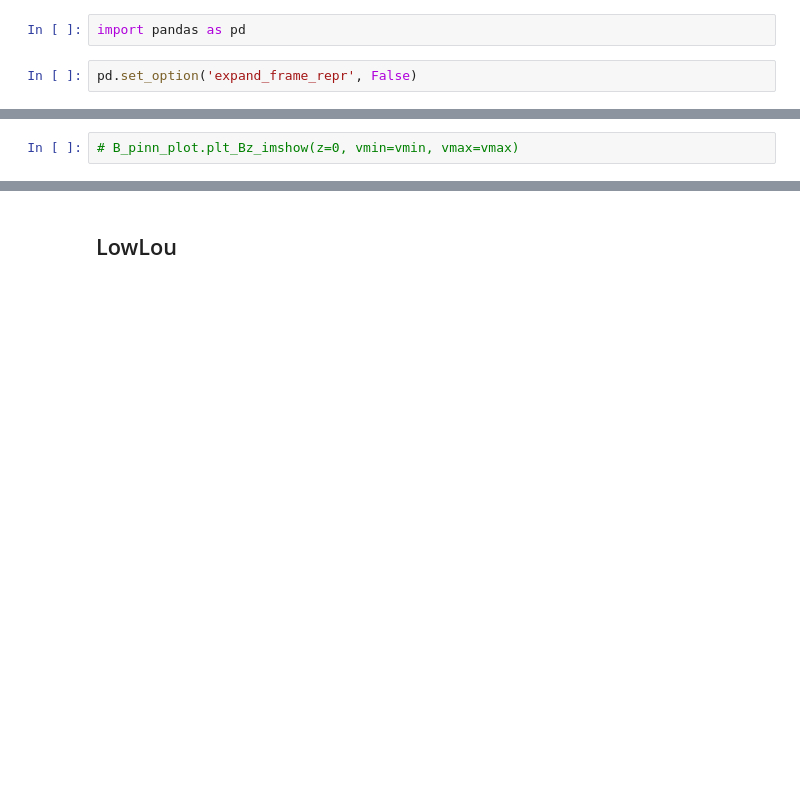
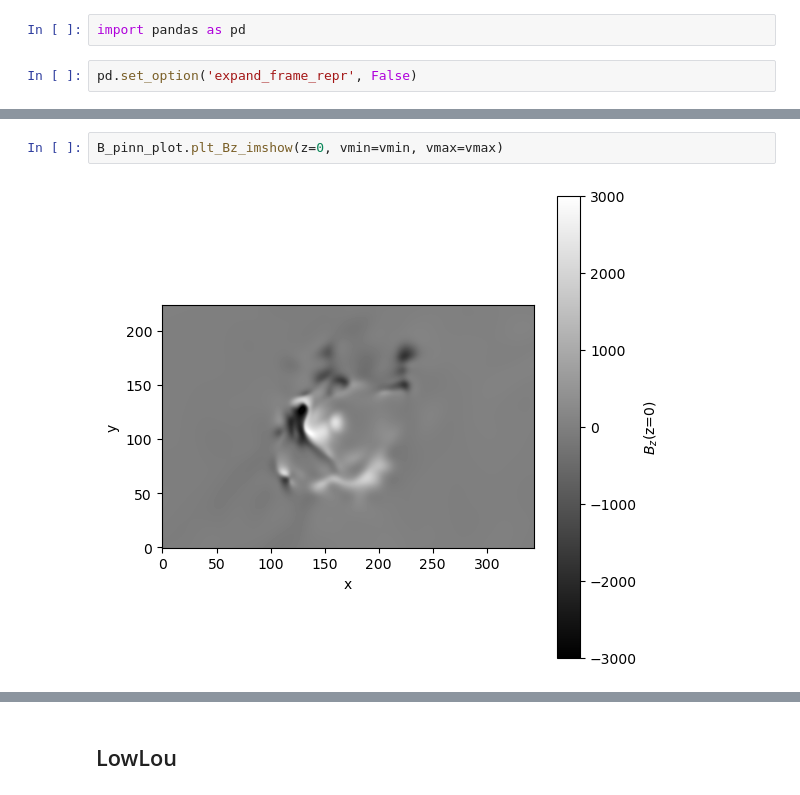
Before and after one commit to mgjeon/2023_zpinn, a Jupyter notebook: nbs/30_SPINN_energy.ipynb, the cells around one changed output, grey strips where cells are left out. Saved outputs shown, nothing was run; the diff lists cells and outputs as text; blank space fills up the shorter version.

```diff
--- a/nbs/30_SPINN_energy.ipynb
+++ b/nbs/30_SPINN_energy.ipynb
@@ -695,3 +703,5 @@ logger.info(metric_df(B=B_pinn, b=B_spinn, B_potential=b_pot, iteration='PINN/SP
 # %%
-# B_pinn_plot.plt_Bz_imshow(z=0, vmin=vmin, vmax=vmax)
+B_pinn_plot.plt_Bz_imshow(z=0, vmin=vmin, vmax=vmax)
+# %% [output]
+[figure, added]
 # %%
```
Also changed, not shown: parts of 36 cells of this notebook, 7 other files.
